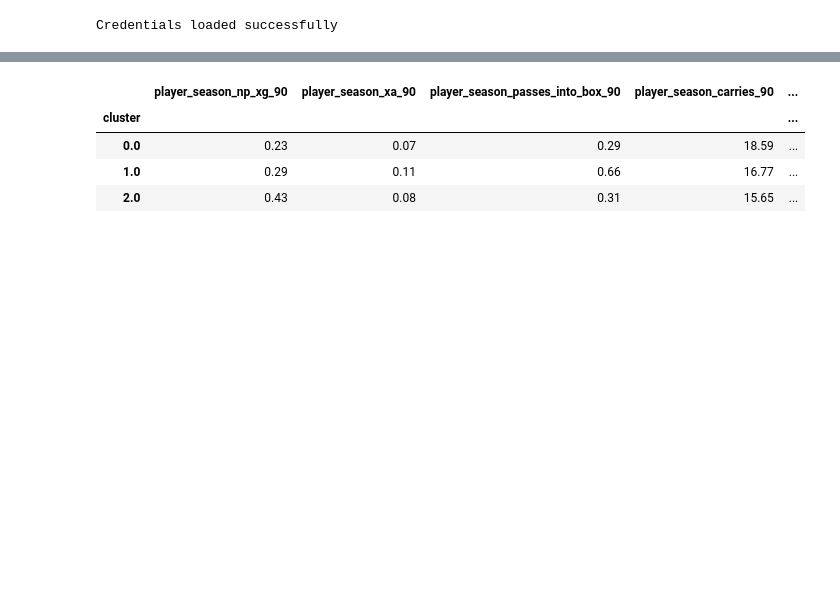
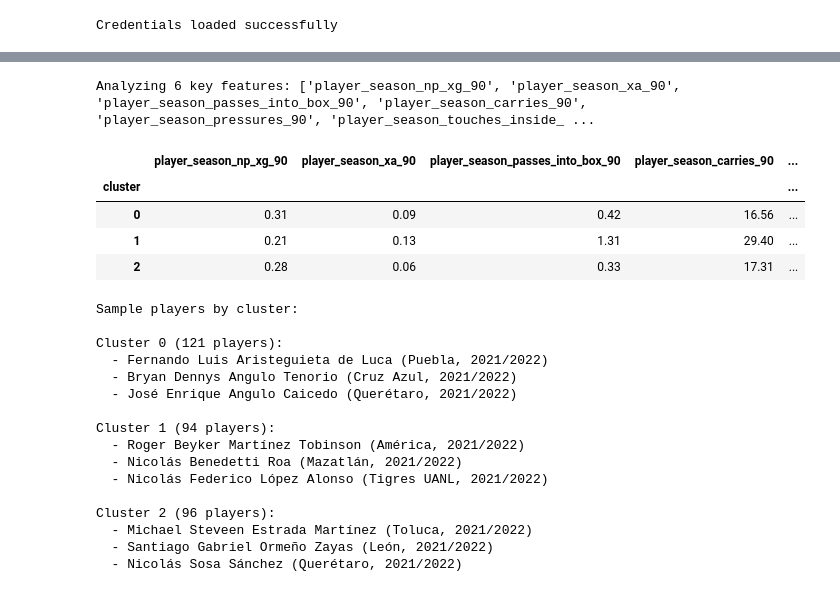
Before and after one commit to Eugenia148/ISAC2025, a Jupyter notebook: notebooks/striker_pca_clustering.ipynb, the cells around one changed output, grey strips where cells are left out. Cells and saved outputs as stored; diff of their text form; code cells hidden in the pictures; blank space fills up the shorter version.

```diff
--- a/notebooks/striker_pca_clustering.ipynb
+++ b/notebooks/striker_pca_clustering.ipynb
@@ -198,7 +291,7 @@ loadings = pd.DataFrame(
 )
 
 # View top contributing features for each of the first few PCs
-for i in range(8):
+for i in range(6):
     print(f"\nTop 5 features for PC{i+1}:")
     print(loadings.iloc[:, i].abs().sort_values(ascending=False).head(5))
 # %% [output]
@@ -264,13 +357,26 @@ cluster_labels = gmm.predict(X_pca_normalized)
 # soft probabilities
 cluster_probs = gmm.predict_proba(X_pca_normalized)
 
-# attach to df
-proba_cols = [f"cluster_{i}_prob" for i in range(n_clusters)]
-striker_stats_filtered[["cluster"] + proba_cols] = pd.concat(
-    [pd.Series(cluster_labels, name="cluster"),
-     pd.DataFrame(cluster_probs, columns=proba_cols, index=striker_stats_filtered.index)],
-    axis=1
+# Create cluster assignment DataFrame with proper index
+cluster_df = pd.DataFrame(
+    {
+        'cluster': cluster_labels,
+        **{f"cluster_{i}_prob": cluster_probs[:, i] for i in range(n_clusters)}
+    },
+    index=striker_pca_df.index  # Use player_season_id as index
 )
 
-striker_stats_filtered.head()
+# Merge cluster assignments back to the original striker data
+# First, set player_season_id as index for striker_stats_filtered if not already
+if 'player_season_id' not in striker_stats_filtered.index.names:
+    striker_stats_filtered = striker_stats_filtered.set_index('player_season_id')
+
+# Merge cluster data
+striker_stats_with_clusters = striker_stats_filtered.join(cluster_df, how='left')
+
+print(f"Clustering completed for {len(striker_stats_with_clusters)} striker-season combinations")
+print(f"Cluster distribution:")
+print(striker_stats_with_clusters['cluster'].value_counts().sort_index())
+
+striker_stats_with_clusters.head()
 # %% [output]
@@ -365,13 +491,44 @@ dtype: float64
 # %%
 key_feats = [
     "player_season_np_xg_90", "player_season_xa_90",
     "player_season_passes_into_box_90", "player_season_carries_90",
     "player_season_pressures_90", "player_season_touches_inside_box_90"
 ]
-display(striker_stats_filtered.groupby("cluster")[key_feats].mean().round(2))
+
+# Filter to only include features that exist in the dataset
+available_key_feats = [f for f in key_feats if f in striker_stats_with_clusters.columns]
+print(f"Analyzing {len(available_key_feats)} key features: {available_key_feats}")
+
+display(striker_stats_with_clusters.groupby("cluster")[available_key_feats].mean().round(2))
+
+# Show some examples of players in each cluster with their season info
+print(f"\nSample players by cluster:")
+for cluster_id in sorted(striker_stats_with_clusters['cluster'].unique()):
+    cluster_players = striker_stats_with_clusters[striker_stats_with_clusters['cluster'] == cluster_id]
+    print(f"\nCluster {cluster_id} ({len(cluster_players)} players):")
+    sample_players = cluster_players[['player_name', 'team_name', 'season_name']].head(3)
+    for _, player in sample_players.iterrows():
+        print(f"  - {player['player_name']} ({player['team_name']}, {player['season_name']})")
 # %% [output]
+Analyzing 6 key features: ['player_season_np_xg_90', 'player_season_xa_90', 'player_season_passes_into_box_90', 'player_season_carries_90', 'player_season_pressures_90', 'player_season_touches_inside_ ...
 |  | player_season_np_xg_90 | player_season_xa_90 | player_season_passes_into_box_90 | player_season_carries_90 | ... |
 | cluster |  |  |  |  | ... |
-| 0.0 | 0.23 | 0.07 | 0.29 | 18.59 | ... |
-| 1.0 | 0.29 | 0.11 | 0.66 | 16.77 | ... |
-| 2.0 | 0.43 | 0.08 | 0.31 | 15.65 | ... |
+| 0 | 0.31 | 0.09 | 0.42 | 16.56 | ... |
+| 1 | 0.21 | 0.13 | 1.31 | 29.40 | ... |
+| 2 | 0.28 | 0.06 | 0.33 | 17.31 | ... |
+Sample players by cluster:
+
+Cluster 0 (121 players):
+  - Fernando Luis Aristeguieta de Luca (Puebla, 2021/2022)
+  - Bryan Dennys Angulo Tenorio (Cruz Azul, 2021/2022)
+  - José Enrique Angulo Caicedo (Querétaro, 2021/2022)
+
+Cluster 1 (94 players):
+  - Roger Beyker Martínez Tobinson (América, 2021/2022)
+  - Nicolás Benedetti Roa (Mazatlán, 2021/2022)
+  - Nicolás Federico López Alonso (Tigres UANL, 2021/2022)
+
+Cluster 2 (96 players):
+  - Michael Steveen Estrada Martínez (Toluca, 2021/2022)
+  - Santiago Gabriel Ormeño Zayas (León, 2021/2022)
+  - Nicolás Sosa Sánchez (Querétaro, 2021/2022)
```
Also changed, not shown: parts of 13 cells of this notebook.
